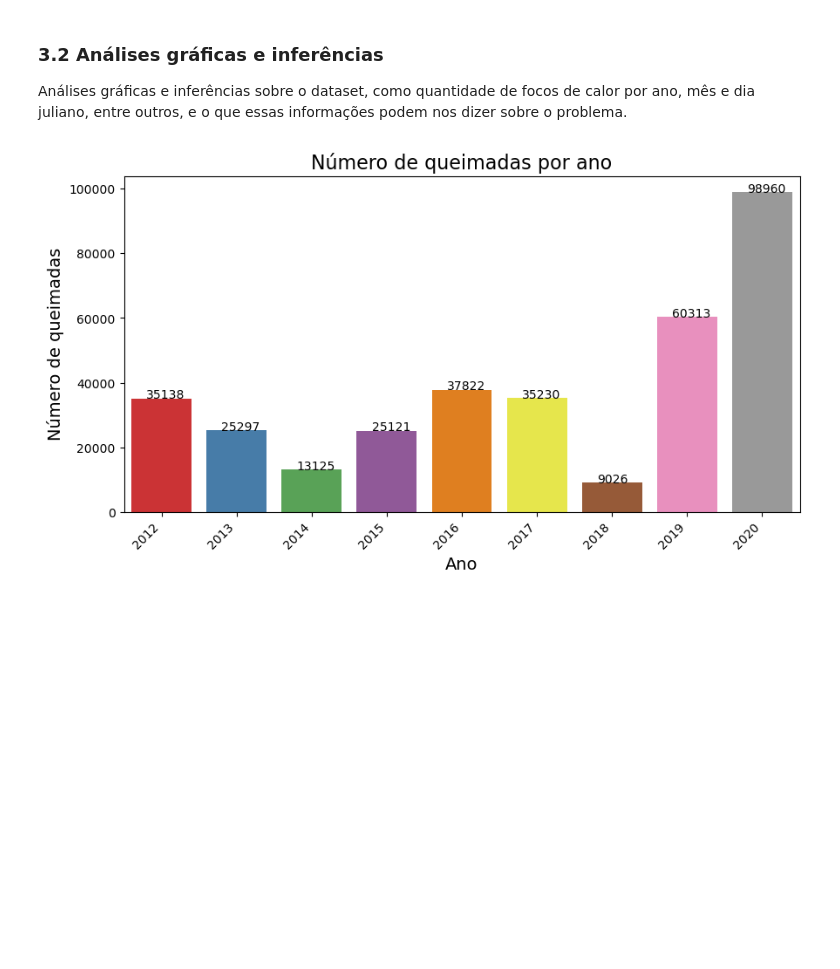
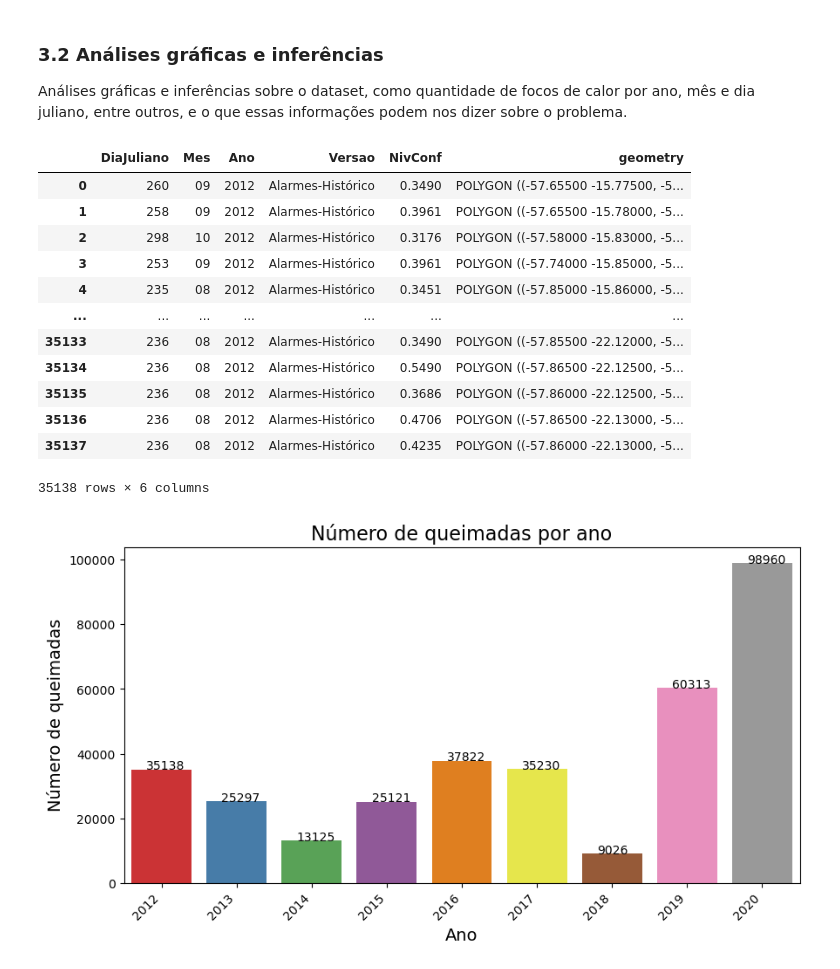
Before and after one commit to charlespimentel/DS_queimadas_pantanal, a Jupyter notebook: exploratory_data_analysis.ipynb, the cells around one changed output. Drawn from its saved outputs; the diff is of its cells as text; code cells hidden in the pictures; blank space fills up the shorter version.

```diff
--- a/exploratory_data_analysis.ipynb
+++ b/exploratory_data_analysis.ipynb
@@ -154,3 +150,19 @@ dtype: int64
 # %% [markdown]
 ### 3.2 Análises gráficas e inferências
 Análises gráficas e inferências sobre o dataset, como quantidade de focos de calor por ano, mês e dia juliano, entre outros, e o que essas informações podem nos dizer sobre o problema.
+# %%
+df[df['Ano'] == 2012]
+# %% [output]
+|  | DiaJuliano | Mes | Ano | Versao | NivConf | geometry |
+| 0 | 260 | 09 | 2012 | Alarmes-Histórico | 0.3490 | POLYGON ((-57.65500 -15.77500, -5... |
+| 1 | 258 | 09 | 2012 | Alarmes-Histórico | 0.3961 | POLYGON ((-57.65500 -15.78000, -5... |
+| 2 | 298 | 10 | 2012 | Alarmes-Histórico | 0.3176 | POLYGON ((-57.58000 -15.83000, -5... |
+| 3 | 253 | 09 | 2012 | Alarmes-Histórico | 0.3961 | POLYGON ((-57.74000 -15.85000, -5... |
+| 4 | 235 | 08 | 2012 | Alarmes-Histórico | 0.3451 | POLYGON ((-57.85000 -15.86000, -5... |
+| ... | ... | ... | ... | ... | ... | ... |
+| 35133 | 236 | 08 | 2012 | Alarmes-Histórico | 0.3490 | POLYGON ((-57.85500 -22.12000, -5... |
+| 35134 | 236 | 08 | 2012 | Alarmes-Histórico | 0.5490 | POLYGON ((-57.86500 -22.12500, -5... |
+| 35135 | 236 | 08 | 2012 | Alarmes-Histórico | 0.3686 | POLYGON ((-57.86000 -22.12500, -5... |
+| 35136 | 236 | 08 | 2012 | Alarmes-Histórico | 0.4706 | POLYGON ((-57.86500 -22.13000, -5... |
+| 35137 | 236 | 08 | 2012 | Alarmes-Histórico | 0.4235 | POLYGON ((-57.86000 -22.13000, -5... |
+35138 rows × 6 columns
```
Also changed, not shown: parts of 2 cells of this notebook.
